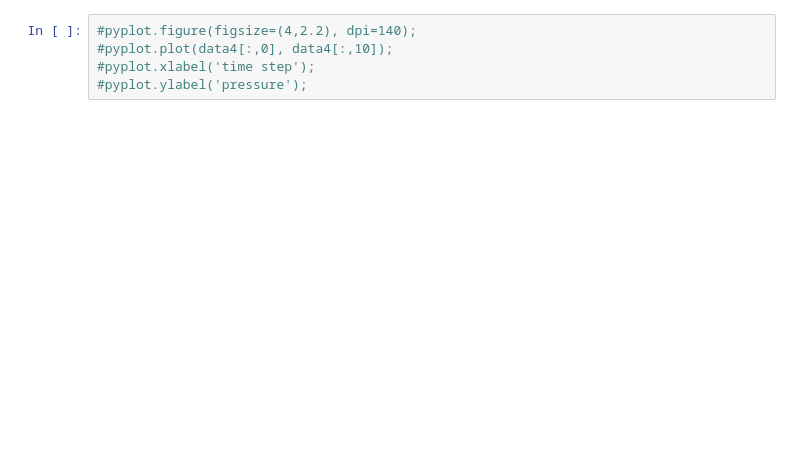
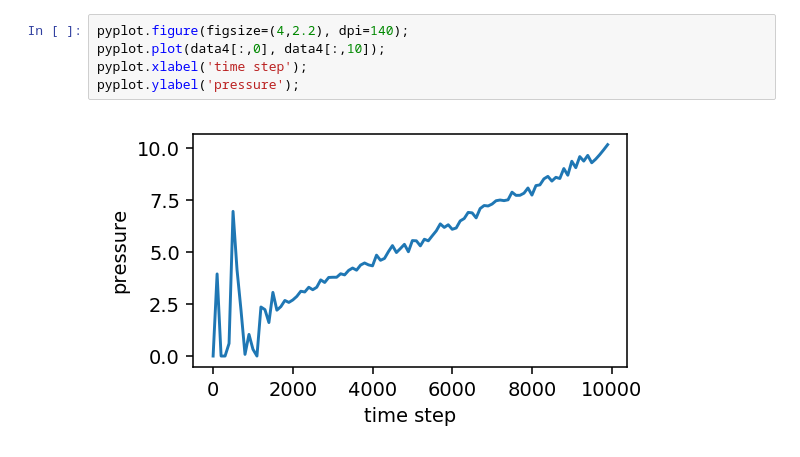
Before and after one commit to emmanuellfc/molecular_dynamics, a Jupyter notebook: Rigid Rods with NPT Integration.ipynb, the cells around one changed output. Saved outputs shown, nothing was run; the diff lists cells and outputs as text; blank space fills up the shorter version.

```diff
--- a/Rigid Rods with NPT Integration.ipynb
+++ b/Rigid Rods with NPT Integration.ipynb
@@ -320,5 +437,7 @@ log = hoomd.analyze.log(filename="log-output4.log",
 # %%
-#pyplot.figure(figsize=(4,2.2), dpi=140);
-#pyplot.plot(data4[:,0], data4[:,10]);
-#pyplot.xlabel('time step');
-#pyplot.ylabel('pressure');
+pyplot.figure(figsize=(4,2.2), dpi=140);
+pyplot.plot(data4[:,0], data4[:,10]);
+pyplot.xlabel('time step');
+pyplot.ylabel('pressure');
+# %% [output]
+[figure, added]
```
Also changed, not shown: parts of 17 cells of this notebook.
